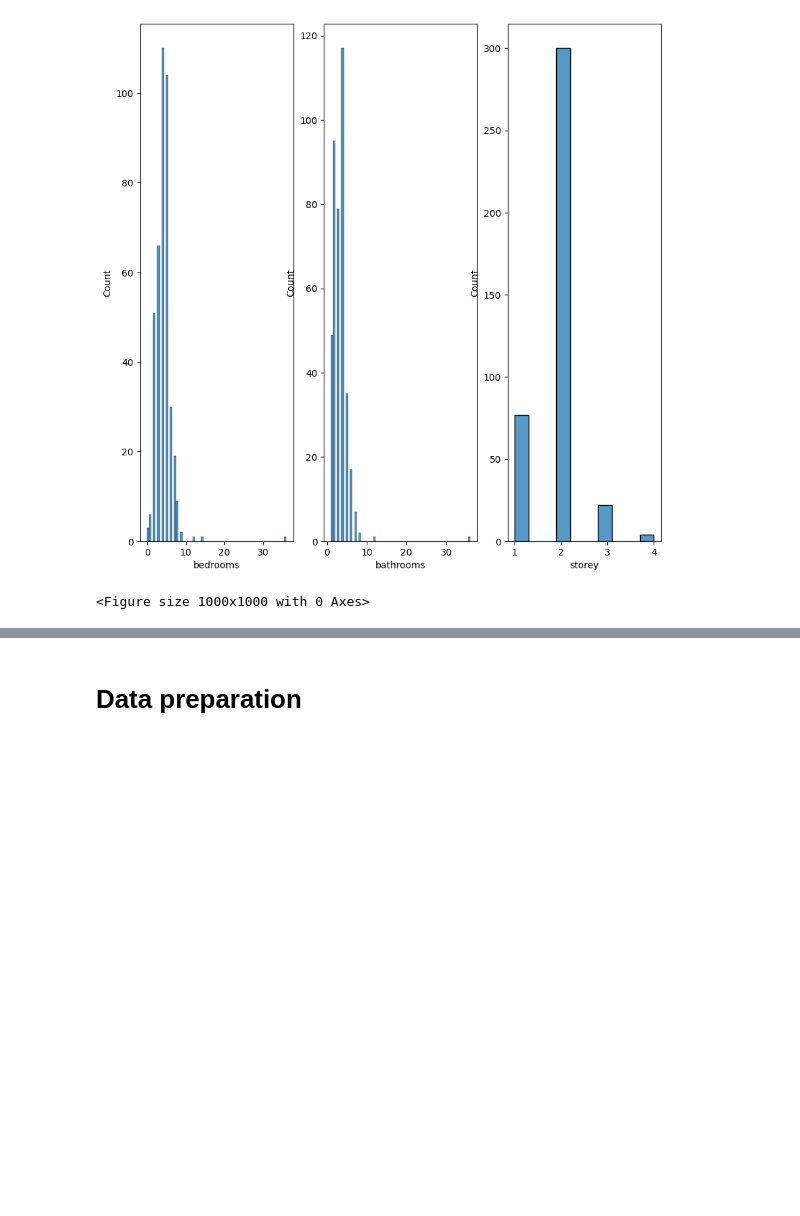
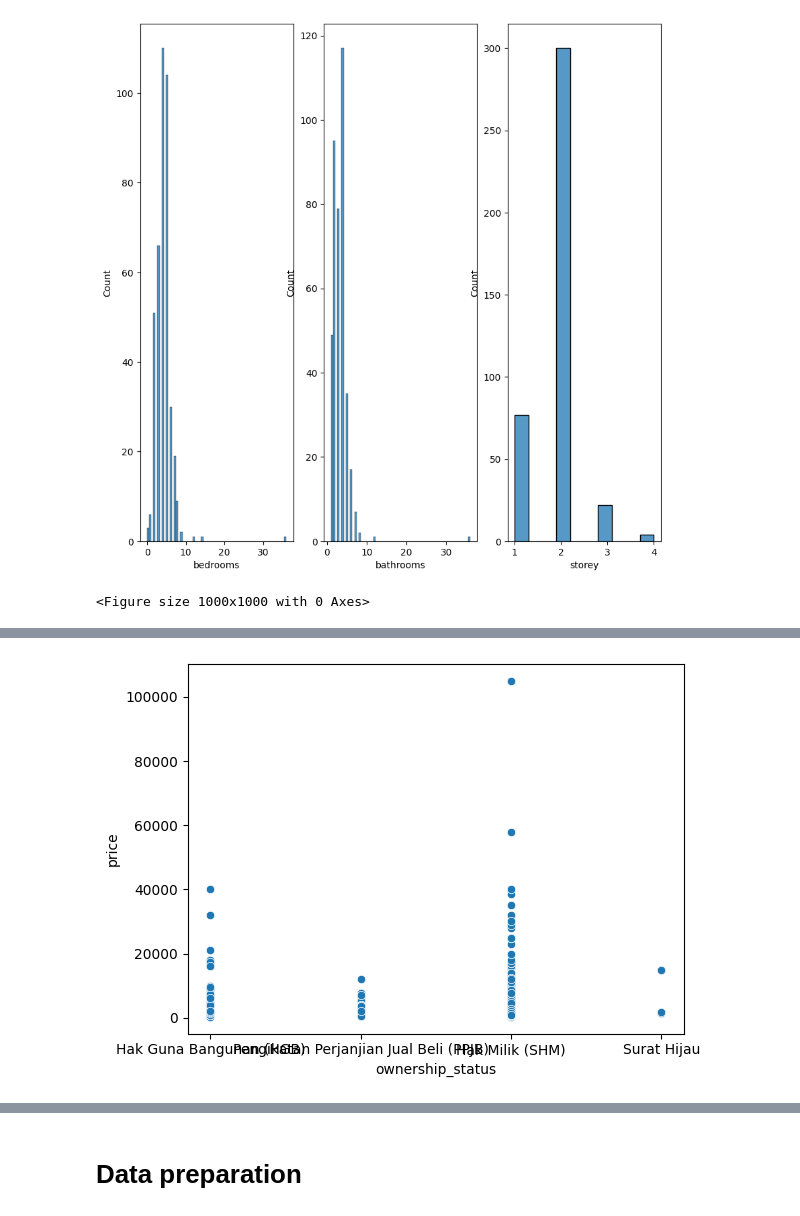
Before and after one commit to 3instein/ml-midterm, a Jupyter notebook: machine-learning-midterm.ipynb, the cells around one changed output, grey strips where cells are left out. Saved outputs shown, nothing was run; the diff lists cells and outputs as text; code cells hidden in the pictures; blank space fills up the shorter version.

```diff
--- a/machine-learning-midterm.ipynb
+++ b/machine-learning-midterm.ipynb
@@ -169,0 +183,7 @@ plt.show()
+# %%
+# Ownership status and price
+plt.figsize=(10,10)
+sns.scatterplot(x='ownership_status', y='price', data=dataset)
+plt.show()
+# %% [output]
+[figure, added]
```
Also changed, not shown: parts of 13 cells of this notebook.
